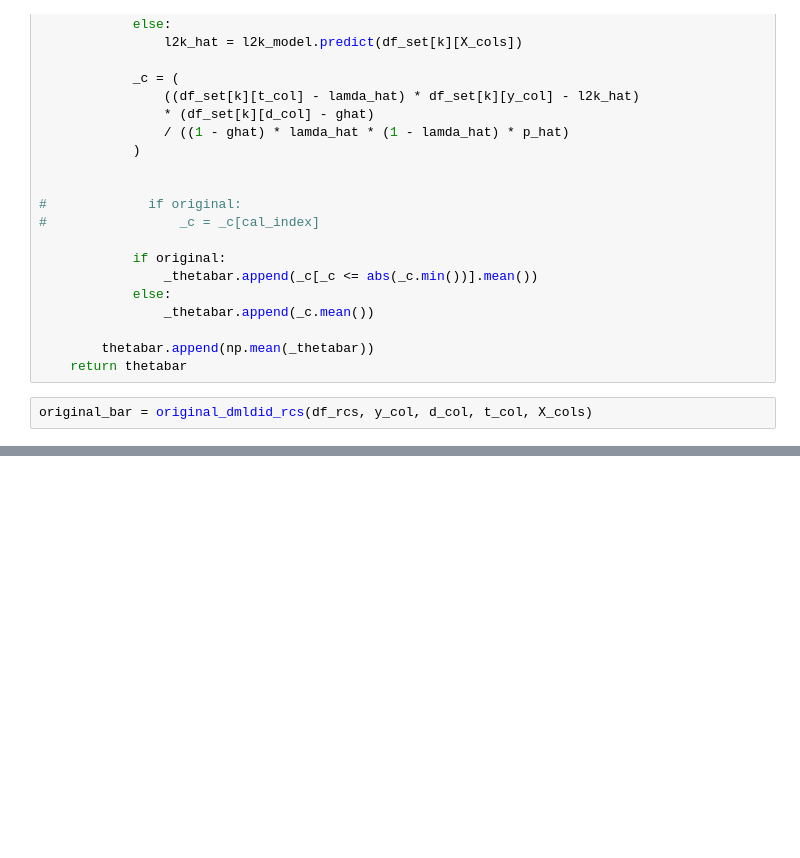
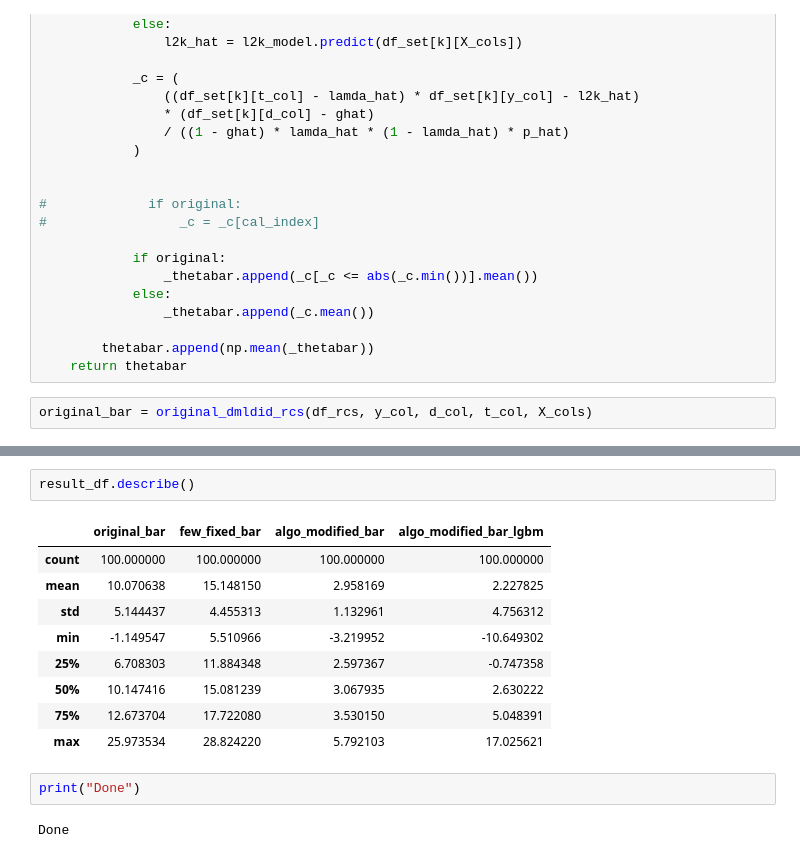
Before and after one commit to pedrohcgs/modified_DMLDiD_RCS, a Jupyter notebook: notebooks/Reproduction_of_DMLDiD_RCS_with_SIMDATA.ipynb, the cells around one changed output, grey strips where cells are left out. Saved outputs shown, nothing was run; the diff lists cells and outputs as text; blank space fills up the shorter version.

```diff
--- a/notebooks/Reproduction_of_DMLDiD_RCS_with_SIMDATA.ipynb
+++ b/notebooks/Reproduction_of_DMLDiD_RCS_with_SIMDATA.ipynb
@@ -212,0 +233,16 @@ plt.show()
+# %%
+result_df.describe()
+# %% [output]
+|  | original_bar | few_fixed_bar | algo_modified_bar | algo_modified_bar_lgbm |
+| count | 100.000000 | 100.000000 | 100.000000 | 100.000000 |
+| mean | 10.070638 | 15.148150 | 2.958169 | 2.227825 |
+| std | 5.144437 | 4.455313 | 1.132961 | 4.756312 |
+| min | -1.149547 | 5.510966 | -3.219952 | -10.649302 |
+| 25% | 6.708303 | 11.884348 | 2.597367 | -0.747358 |
+| 50% | 10.147416 | 15.081239 | 3.067935 | 2.630222 |
+| 75% | 12.673704 | 17.722080 | 3.530150 | 5.048391 |
+| max | 25.973534 | 28.824220 | 5.792103 | 17.025621 |
+# %%
+print("Done")
+# %% [output]
+Done
```
Also changed, not shown: parts of 15 cells of this notebook.
